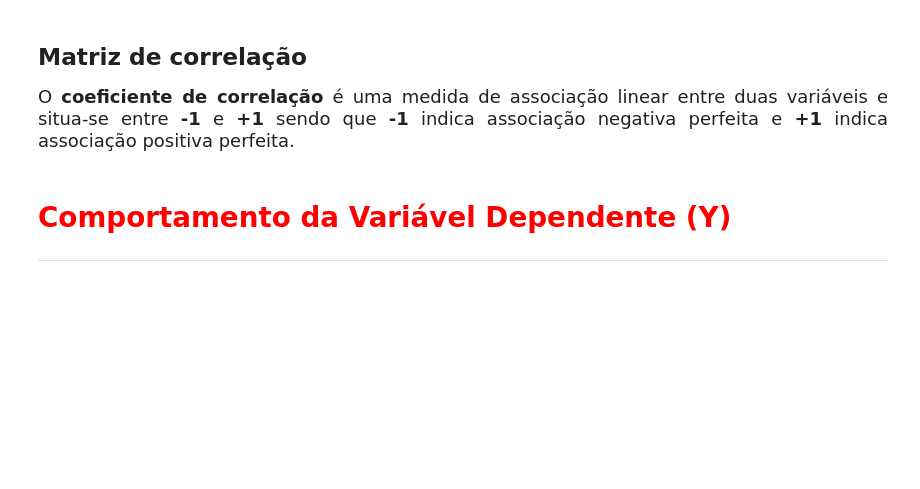
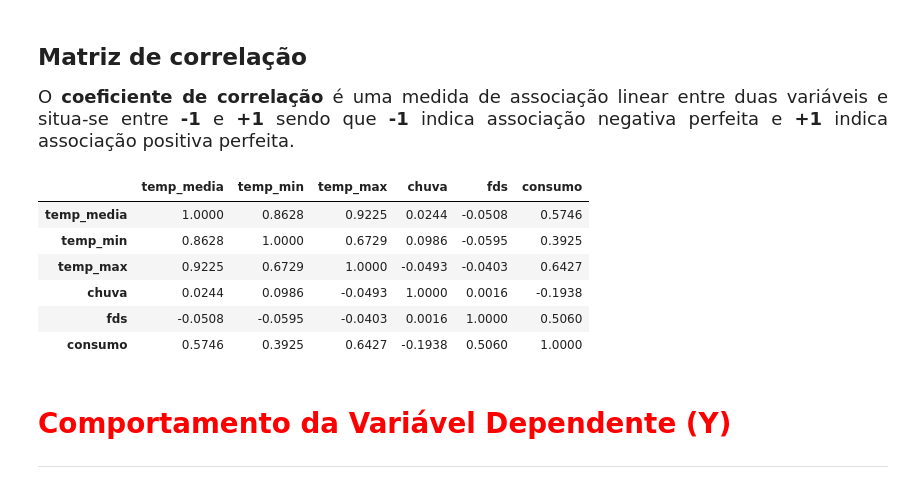
Before and after one commit to alvarengaricardo/regressao_linear_1, a Jupyter notebook: Regressao_Linear.ipynb, the cells around one changed output. Cells and saved outputs as stored; diff of their text form; code cells hidden in the pictures; blank space fills up the shorter version.

```diff
--- a/Regressao_Linear.ipynb
+++ b/Regressao_Linear.ipynb
@@ -83,6 +95,16 @@ dados.shape
 ## Matriz de correlação
 
 <p style='font-size: 18px; line-height: 2; margin: 10px 50px; text-align: justify;'>O <b>coeficiente de correlação</b> é uma medida de associação linear entre duas variáveis e situa-se entre <b>-1</b> e <b>+1</b> sendo que <b>-1</b> indica associação negativa perfeita e <b>+1</b> indica associação positiva perfeita.</p>
+# %%
+dados.corr().round(4)
+# %% [output]
+|  | temp_media | temp_min | temp_max | chuva | fds | consumo |
+| temp_media | 1.0000 | 0.8628 | 0.9225 | 0.0244 | -0.0508 | 0.5746 |
+| temp_min | 0.8628 | 1.0000 | 0.6729 | 0.0986 | -0.0595 | 0.3925 |
+| temp_max | 0.9225 | 0.6729 | 1.0000 | -0.0493 | -0.0403 | 0.6427 |
+| chuva | 0.0244 | 0.0986 | -0.0493 | 1.0000 | 0.0016 | -0.1938 |
+| fds | -0.0508 | -0.0595 | -0.0403 | 0.0016 | 1.0000 | 0.5060 |
+| consumo | 0.5746 | 0.3925 | 0.6427 | -0.1938 | 0.5060 | 1.0000 |
 # %% [markdown]
 # <font color='red' style='font-size: 30px;'>Comportamento da Variável Dependente (Y)</font>
 <hr style='border: 2px solid red;'>
```
Also changed, not shown: parts of 1 cell of this notebook.
